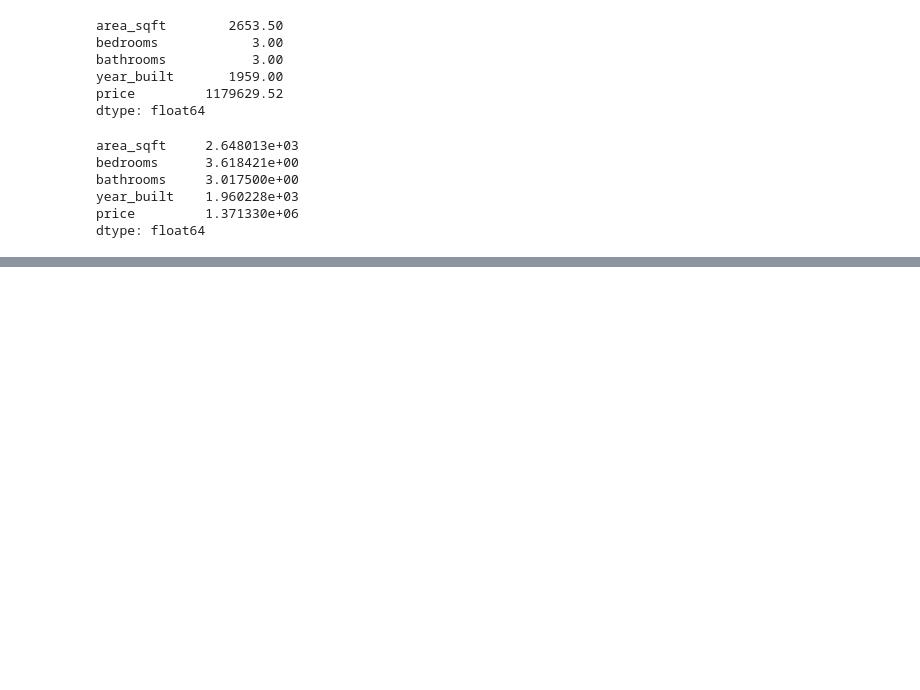
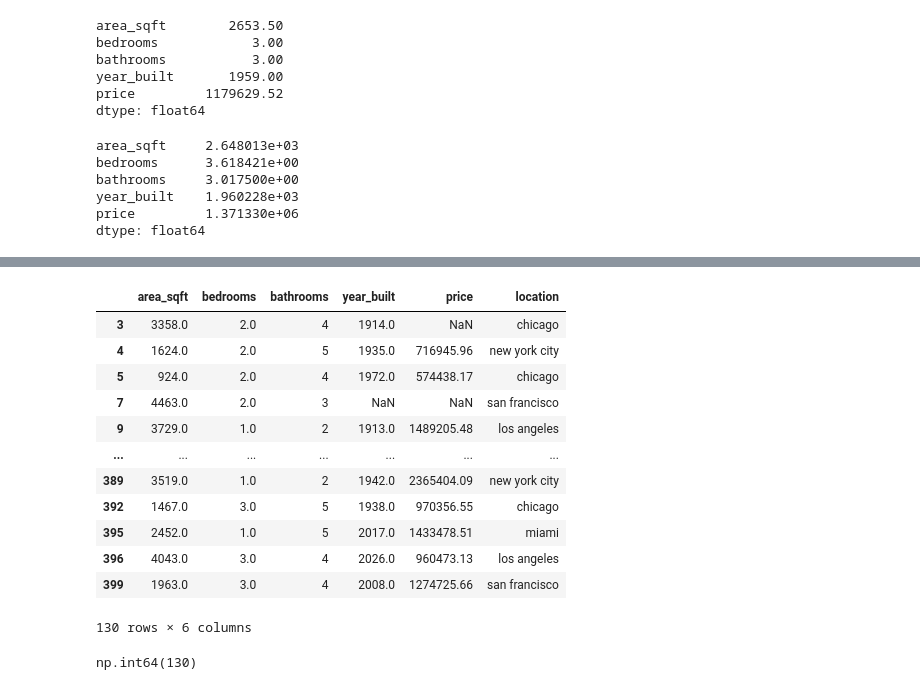
Before and after one commit to ConradNats/Machine_learning_practice, a Jupyter notebook: 01_supervised_learning/01_linear_regression/house_price_regression.ipynb, the cells around one changed output, grey strips where cells are left out. Cells and saved outputs as stored; diff of their text form; code cells hidden in the pictures; blank space fills up the shorter version.

```diff
--- a/01_supervised_learning/01_linear_regression/house_price_regression.ipynb
+++ b/01_supervised_learning/01_linear_regression/house_price_regression.ipynb
@@ -392,0 +417,20 @@ dtype: float64
+# %%
+df[df["bathrooms"]>df["bedrooms"]][["area_sqft","bedrooms","bathrooms","year_built","price","location"]]
+# %% [output]
+|  | area_sqft | bedrooms | bathrooms | year_built | price | location |
+| 3 | 3358.0 | 2.0 | 4 | 1914.0 | NaN | chicago |
+| 4 | 1624.0 | 2.0 | 5 | 1935.0 | 716945.96 | new york city |
+| 5 | 924.0 | 2.0 | 4 | 1972.0 | 574438.17 | chicago |
+| 7 | 4463.0 | 2.0 | 3 | NaN | NaN | san francisco |
+| 9 | 3729.0 | 1.0 | 2 | 1913.0 | 1489205.48 | los angeles |
+| ... | ... | ... | ... | ... | ... | ... |
+| 389 | 3519.0 | 1.0 | 2 | 1942.0 | 2365404.09 | new york city |
+| 392 | 1467.0 | 3.0 | 5 | 1938.0 | 970356.55 | chicago |
+| 395 | 2452.0 | 1.0 | 5 | 2017.0 | 1433478.51 | miami |
+| 396 | 4043.0 | 3.0 | 4 | 2026.0 | 960473.13 | los angeles |
+| 399 | 1963.0 | 3.0 | 4 | 2008.0 | 1274725.66 | san francisco |
+130 rows × 6 columns
+# %%
+(df["bathrooms"]>df["bedrooms"]).sum()
+# %% [output]
+np.int64(130)
```
Also changed, not shown: parts of 11 cells of this notebook.
